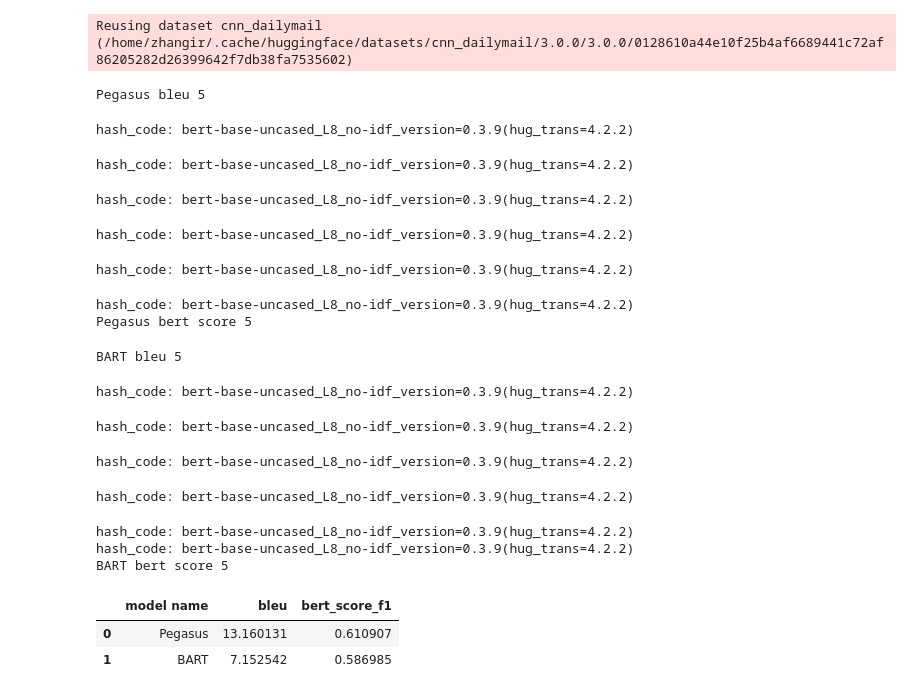
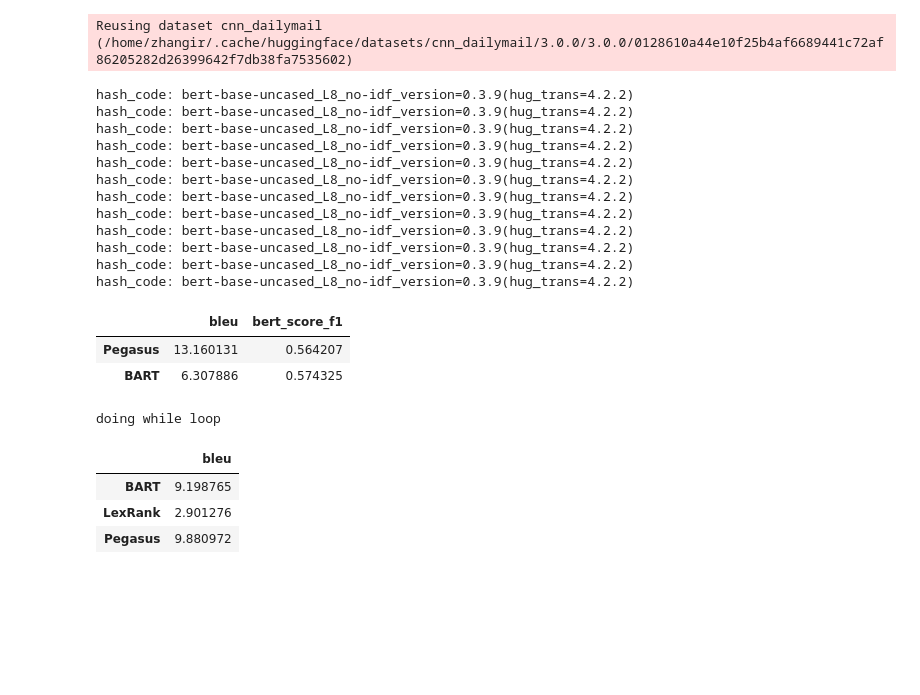
Before and after one commit to Yale-LILY/SummerTime, a Jupyter notebook: demo.ipynb, the cells around one changed output. Drawn from its saved outputs; the diff is of its cells as text; code cells hidden in the pictures; blank space fills up the shorter version.

```diff
--- a/demo.ipynb
+++ b/demo.ipynb
@@ -181,25 +182,18 @@ import evaluation.model_selector as fn
 # %%
-output = fn([model_1, model_2], dataset.test_set, [metric_1, metric_2], max_instances=5)
+selector([model_1, model_2], dataset.test_set, [metric_1, metric_2], max_instances=5)
 # %% [output]
-Pegasus bleu 5
+hash_code: bert-base-uncased_L8_no-idf_version=0.3.9(hug_trans=4.2.2)
+hash_code: bert-base-uncased_L8_no-idf_version=0.3.9(hug_trans=4.2.2)
+hash_code: bert-base-uncased_L8_no-idf_version=0.3.9(hug_trans=4.2.2)
+hash_code: bert-base-uncased_L8_no-idf_version=0.3.9(hug_trans=4.2.2)
+hash_code: bert-base-uncased_L8_no-idf_version=0.3.9(hug_trans=4.2.2)
+hash_code: bert-base-uncased_L8_no-idf_version=0.3.9(hug_trans=4.2.2)
+hash_code: bert-base-uncased_L8_no-idf_version=0.3.9(hug_trans=4.2.2)
+hash_code: bert-base-uncased_L8_no-idf_version=0.3.9(hug_trans=4.2.2)
+hash_code: bert-base-uncased_L8_no-idf_version=0.3.9(hug_trans=4.2.2)
+hash_code: bert-base-uncased_L8_no-idf_version=0.3.9(hug_trans=4.2.2)
+hash_code: bert-base-uncased_L8_no-idf_version=0.3.9(hug_trans=4.2.2)
+hash_code: bert-base-uncased_L8_no-idf_version=0.3.9(hug_trans=4.2.2)
-hash_code: bert-base-uncased_L8_no-idf_version=0.3.9(hug_trans=4.2.2)
-hash_code: bert-base-uncased_L8_no-idf_version=0.3.9(hug_trans=4.2.2)
-hash_code: bert-base-uncased_L8_no-idf_version=0.3.9(hug_trans=4.2.2)
-hash_code: bert-base-uncased_L8_no-idf_version=0.3.9(hug_trans=4.2.2)
-hash_code: bert-base-uncased_L8_no-idf_version=0.3.9(hug_trans=4.2.2)
-hash_code: bert-base-uncased_L8_no-idf_version=0.3.9(hug_trans=4.2.2)
-Pegasus bert score 5
-BART bleu 5
-hash_code: bert-base-uncased_L8_no-idf_version=0.3.9(hug_trans=4.2.2)
-hash_code: bert-base-uncased_L8_no-idf_version=0.3.9(hug_trans=4.2.2)
-hash_code: bert-base-uncased_L8_no-idf_version=0.3.9(hug_trans=4.2.2)
-hash_code: bert-base-uncased_L8_no-idf_version=0.3.9(hug_trans=4.2.2)
-hash_code: bert-base-uncased_L8_no-idf_version=0.3.9(hug_trans=4.2.2)
-hash_code: bert-base-uncased_L8_no-idf_version=0.3.9(hug_trans=4.2.2)
-BART bert score 5
+|  | bleu | bert_score_f1 |
+| Pegasus | 13.160131 | 0.564207 |
+| BART | 6.307886 | 0.574325 |
-# %%
-output
-# %% [output]
-|  | model name | bleu | bert_score_f1 |
-| 0 | Pegasus | 13.160131 | 0.610907 |
-| 1 | BART | 7.152542 | 0.586985 |
@@ -205,0 +202,10 @@ output
+# %%
+models = [model_1, model_2, model_3]
+metrics = [metric_1]
+smart_selector(models, dataset.test_set, metrics, 2, 6, instance_factor = 1)
+# %% [output]
+doing while loop
+|  | bleu |
+| BART | 9.198765 |
+| LexRank | 2.901276 |
+| Pegasus | 9.880972 |
```
Also changed, not shown: parts of 3 cells of this notebook, 2 other files.
